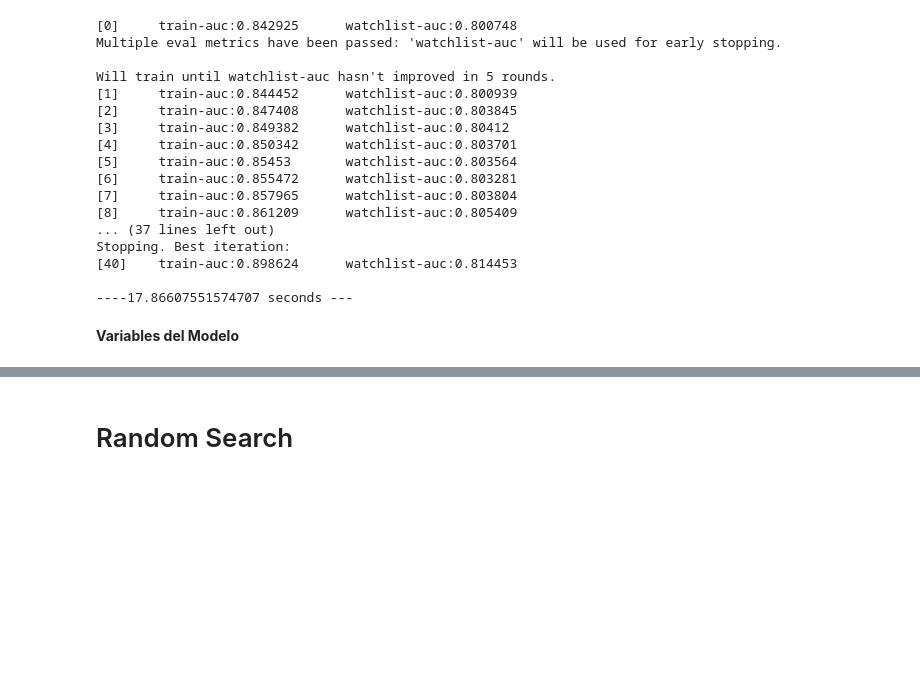
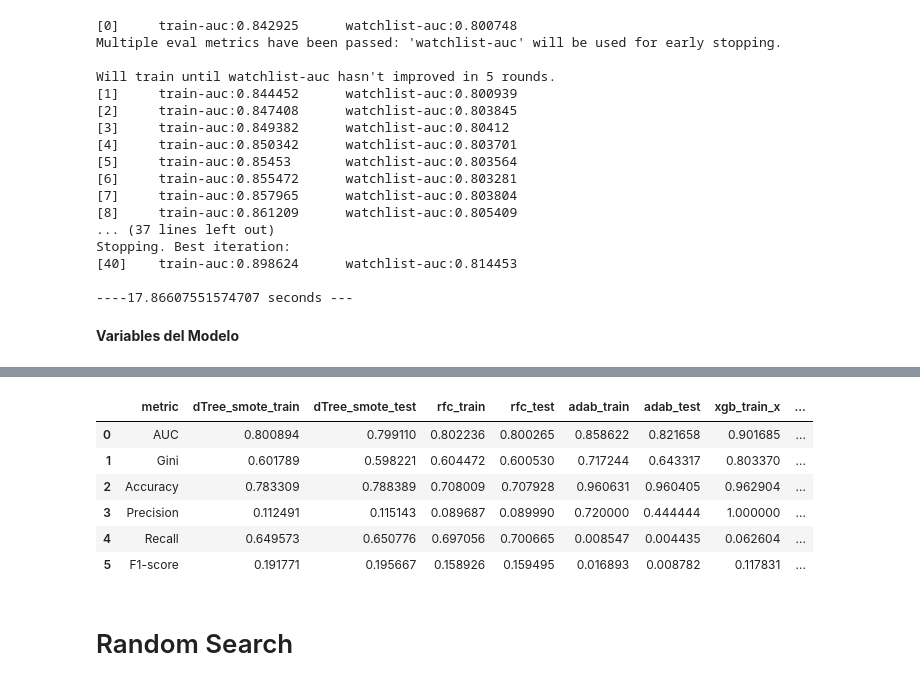
Before and after one commit to JCaballerot/Machine-Learning-Program, a Jupyter notebook: Supervised_models/DecisionTrees_Boosting/Lab_Santander.ipynb, the cells around one changed output, grey strips where cells are left out. Drawn from its saved outputs; the diff is of its cells as text; code cells hidden in the pictures; blank space fills up the shorter version.

```diff
--- a/Supervised_models/DecisionTrees_Boosting/Lab_Santander.ipynb
+++ b/Supervised_models/DecisionTrees_Boosting/Lab_Santander.ipynb
@@ -965,25 +1014,33 @@ X_test['prediction'] = X_test.probability.apply(lambda x: 1 if x > 0.5 else 0)
 # %%
 #Resumen de todas las métricas del modelo
 from sklearn.metrics import *
 
 metricsXGB = pd.DataFrame({'metric':['AUC','Gini','Accuracy','Precision','Recall','F1-score'],
                                 'xgb_train':[roc_auc_score(y_train, X_train.probability),
                                         (roc_auc_score(y_train, X_train.probability)*2-1),
                                         accuracy_score(y_train, X_train.prediction),
                                         precision_score(y_train, X_train.prediction),
                                         recall_score(y_train, X_train.prediction),
                                         f1_score(y_train, X_train.prediction)],
 
                                 'xgb_test':[roc_auc_score(y_test, X_test.probability),
                                         (roc_auc_score(y_test, X_test.probability)*2-1),
                                         accuracy_score(y_test, X_test.prediction),
                                         precision_score(y_test, X_test.prediction),
                                         recall_score(y_test, X_test.prediction),
                                         f1_score(y_test, X_test.prediction)]})
 
 metricsXGB
-#metricsRes = pd.merge(metricsRes, metricsXGB, on = 'metric', how='left')
-#metricsRes
+metricsRes = pd.merge(metricsRes, metricsXGB, on = 'metric', how='left')
+metricsRes
+# %% [output]
+|  | metric | dTree_smote_train | dTree_smote_test | rfc_train | rfc_test | adab_train | adab_test | xgb_train_x | ... |
+| 0 | AUC | 0.800894 | 0.799110 | 0.802236 | 0.800265 | 0.858622 | 0.821658 | 0.901685 | ... |
+| 1 | Gini | 0.601789 | 0.598221 | 0.604472 | 0.600530 | 0.717244 | 0.643317 | 0.803370 | ... |
+| 2 | Accuracy | 0.783309 | 0.788389 | 0.708009 | 0.707928 | 0.960631 | 0.960405 | 0.962904 | ... |
+| 3 | Precision | 0.112491 | 0.115143 | 0.089687 | 0.089990 | 0.720000 | 0.444444 | 1.000000 | ... |
+| 4 | Recall | 0.649573 | 0.650776 | 0.697056 | 0.700665 | 0.008547 | 0.004435 | 0.062604 | ... |
+| 5 | F1-score | 0.191771 | 0.195667 | 0.158926 | 0.159495 | 0.016893 | 0.008782 | 0.117831 | ... |
 # %% [markdown]
 # Random Search
 # %%
```
Also changed, not shown: parts of 17 cells of this notebook.
